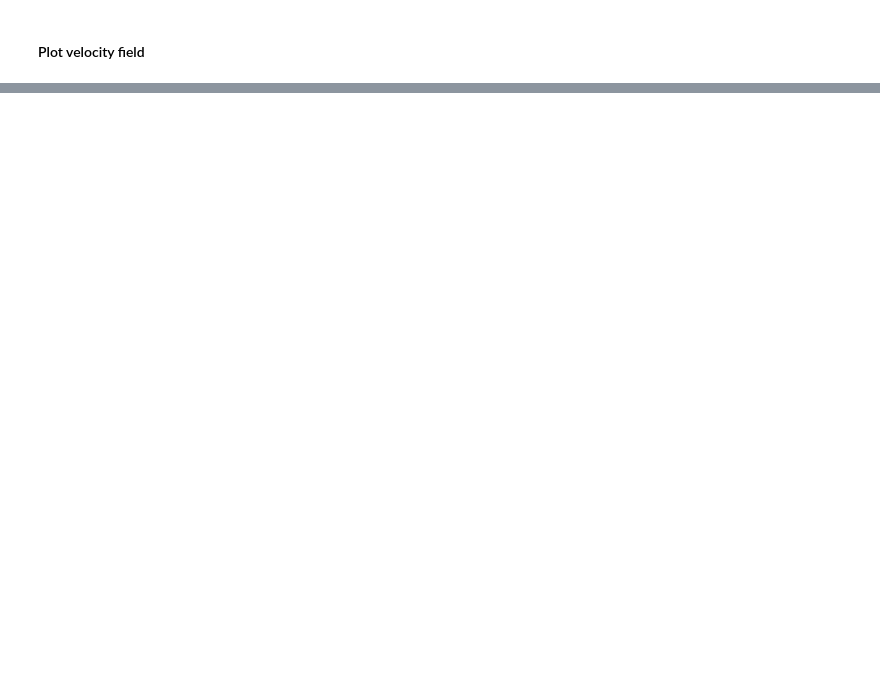
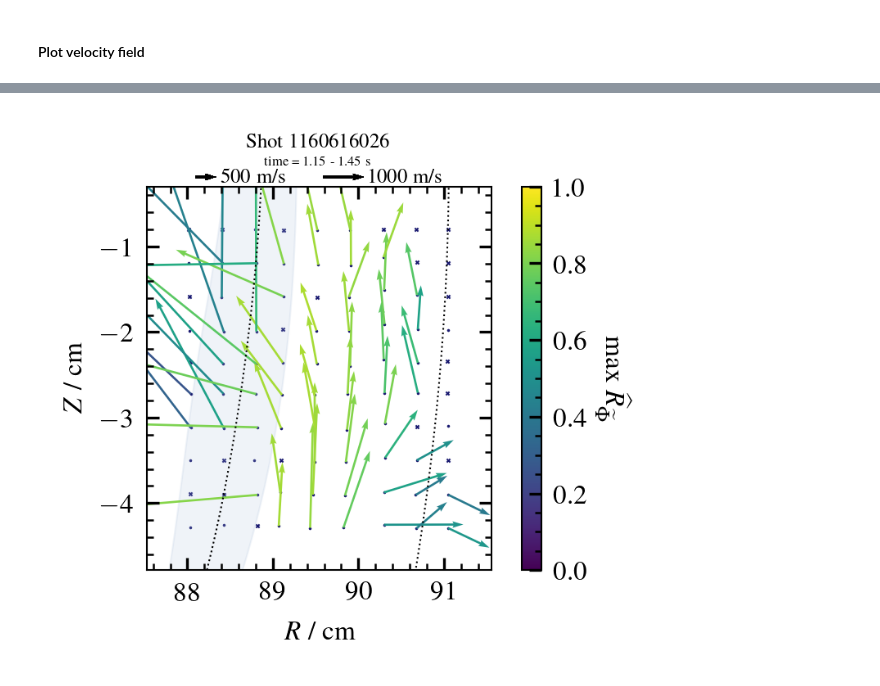
Before and after one commit to auroradh/TDE-functions, a Jupyter notebook: guides/how_to_plot_3TDE_field.ipynb, the cells around one changed output, grey strips where cells are left out. Drawn from its saved outputs; the diff is of its cells as text; code cells hidden in the pictures; blank space fills up the shorter version.

```diff
--- a/guides/how_to_plot_3TDE_field.ipynb
+++ b/guides/how_to_plot_3TDE_field.ipynb
@@ -13,8 +15,9 @@ import tde_functions
 # %% [markdown]
 #### Open dataset
 # %%
-shot = 1111208034
-ds = xr.open_dataset("Path to your apd data")
+shot = 1160616026
+#ds = xr.open_dataset("Path to your apd data")
+ds = xr.open_dataset("/home/helgeland/data/raw_apd_data/apd_signal_array_1160929017.nc")
 # %% [markdown]
 #### Extract dead pixels from mds tree
 # %%
@@ -22,7 +38,7 @@ dead_pix_arr = tde_functions.dead_pixel_finder(shot, dead_pixel_path="Path to yo
 # %% [markdown]
 #### Remove dead pixels
 # %%
-path_dead_pixel = Path('Path to dead pixels')
+path_dead_pixel = Path('/home/helgeland/data/dead_pixels/')
 dead_pix = np.load(
     str(path_dead_pixel)
     + "/"
@@ -37,8 +66,8 @@ for y in range(dead_pix_arr_ds.shape[0]):
 # %% [markdown]
 #### For a given start and end time, slice the dataset
 # %%
-t_start = 0
-t_end = 0
+t_start = 1.15
+t_end = 1.45
 sliced_ds = ds.sel(time=slice(t_start, t_end))
 # %% [markdown]
 #### Detrend data
@@ -46,7 +75,7 @@ sliced_ds = ds.sel(time=slice(t_start, t_end))
 cut_off_freq = 1e3
 radius = window_radius(cut_off_freq, sliced_ds.time)
 ds = run_norm_ds(sliced_ds, radius)
-ds = run_mean_ds(ds, 3)
+#ds = run_mean_ds(ds, 3)
 # %% [markdown]
 #### Extract LCFS and limiter positions from mds tree
 # %%
@@ -93,0 +112,78 @@ tde_functions.plot_velocity_estimation(
+# %%
+    axes_size = cosmoplots.set_rcparams_dynamo(plt.rcParams, num_cols=1, ls="thin")
+    plt.rcParams["mathtext.fontset"] = "custom"
+
+    fig = plt.figure()
+    ax = fig.add_axes(axes_size)
+
+    # Mark dead and alive pixels
+    true_indices = np.where(dead_pix_arr)
+    false_indices = np.where(dead_pix_arr == False)
+    dead_pixels_R = R[true_indices]
+    dead_pixles_Z = Z[true_indices]
+    alive_pixels_R = R[false_indices]
+    alive_pixels_Z = Z[false_indices]
+
+    # Define the default vmin and vmax values
+    norm = mpl.colors.Normalize(vmin=0, vmax=1)
+
+    # Plot dead and alive pixels
+    ax.scatter(dead_pixels_R, dead_pixles_Z, marker='x', color='midnightblue', s=1, linewidth=0.5)
+    ax.scatter(alive_pixels_R, alive_pixels_Z, marker=".", color='midnightblue', s=0.5)
+
+    # Load LCFS and limiter data
+    #LCFS_limiter_data = np.load(LCFS_limiter_foldername)
+    #R_limiter = LCFS_limiter_data['R_limiter']
+    #Z_limiter = LCFS_limiter_data['Z_limiter']
+    #R_LCFS = LCFS_limiter_data['R_LCFS']
+    #Z_LCFS = LCFS_limiter_data['Z_LCFS']
+    #R_LCFS_mean = LCFS_limiter_data['R_LCFS_mean']
+    #R_LCFS_min = LCFS_limiter_data['R_LCFS_min']
+    #R_LCFS_max = LCFS_limiter_data['R_LCFS_max']
+
+    # Plot LCFS and limiter
+    ax.plot(R_LCFS_mean, Z_LCFS, color="black", linestyle=":", linewidth=0.5)
+    ax.plot(R_limiter, Z_limiter, color="black", linestyle=":", linewidth=0.5)
+    ax.fill_betweenx(
+        Z_LCFS.ravel(),
+        R_LCFS_min.ravel(),
+        R_LCFS_max.ravel(),
+        alpha=0.2,
+        color="lightsteelblue",
+    )
+
+    # Plot the velocity field
+    qiv = ax.quiver(
+        R,
+        Z,
+        vx,
+        vy,
+        confidences,
+        scale=210000,
+        scale_units="xy",
+        angles="xy",
+        norm=norm,
+    )
+
+    # Plot arrows representing magnitude
+    qk = ax.quiverkey(
+        qiv, 0.63, 1.025, 100000, r"$1000$ m/s", labelpos="E", coordinates="axes", fontproperties={'size':6}, labelsep=0.02
+    )
+    qk = ax.quiverkey(
+        qiv, 0.2, 1.025, 50000, r"$500$ m/s", labelpos="E", coordinates="axes", fontproperties={'size':6}, labelsep=0.02
+    )
+
+    # Plot colorbar
+    cbar = fig.colorbar(qiv, format="%.1f")
+    cbar.ax.set_ylabel(r"max $\widehat{R}_{\widetilde{{\Phi}}}$", rotation=270, labelpad=13)
+
+    ax.set_xlabel(r"$R$ / cm")
+    ax.set_ylabel(r"$Z$ / cm")
+    ax.set_aspect("equal")
+    ax.set_ylim(min(Z[:,0]) - 0.5, max(Z[:,0] + 0.5))
+    ax.set_xlim([min(R[0]) - 0.5, max(R[0]) + 0.5])
+    plt.xticks(np.arange(round(min(R[0])), round(max(R[0]))+1, 1))
+    plt.yticks(np.arange(round(min(Z[:,0])), round(max(Z[:,0]))+1, 1))
+    ax.set_title(rf"Shot {shot}" , fontsize=6,  x=0.5, y=1.05)
+    plt.suptitle(r'time = 'f'{t_start} - {t_end} s', fontsize=4, horizontalalignment='center', x=0.59, y=1.01)
+# %% [output]
@@ -93,0 +191 @@ tde_functions.plot_velocity_estimation(
+[figure, added]
```
Also changed, not shown: parts of 7 cells of this notebook.
